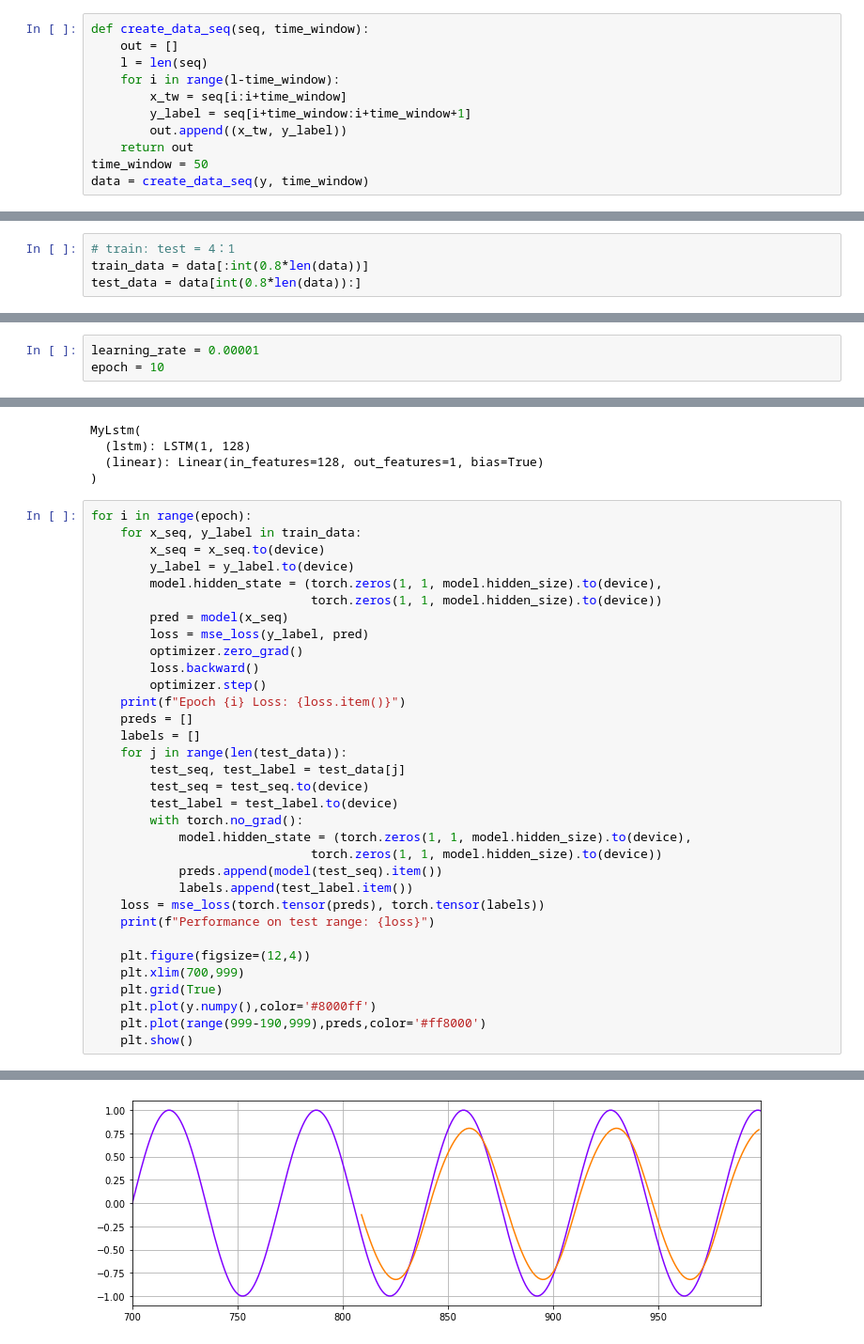
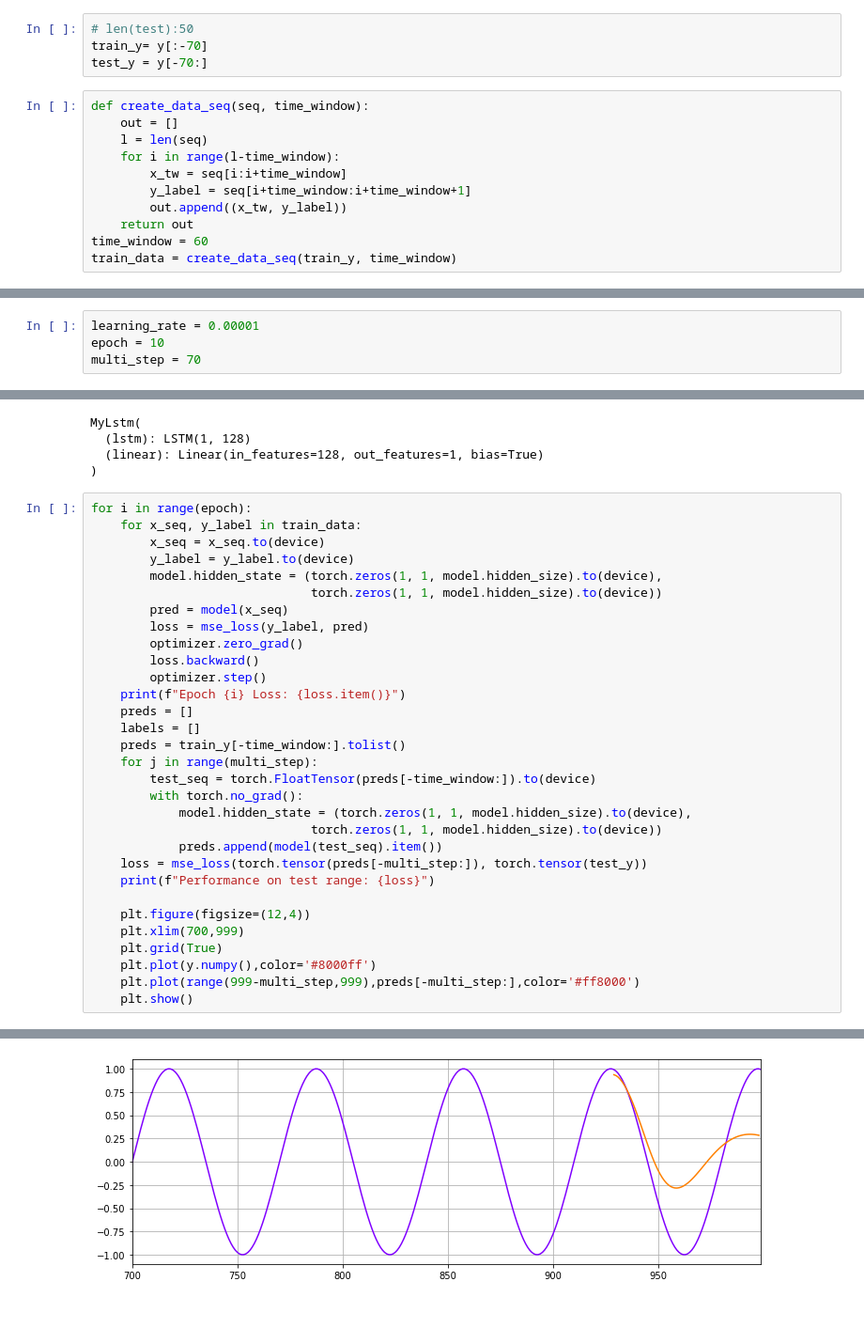
Before and after one commit to chehongshu/AIwoniuche_Learning, a Jupyter notebook: Pytorch_LSTM_examples/demo-timeseries.ipynb, the cells around one changed output, grey strips where cells are left out. Shown at 94% size. Drawn from its saved outputs; the diff is of its cells as text; blank space fills up the shorter version.

Commit message:
pytorch-lstm-timeseries-multistep

```diff
--- a/Pytorch_LSTM_examples/demo-timeseries.ipynb
+++ b/Pytorch_LSTM_examples/demo-timeseries.ipynb
@@ -23,6 +23,10 @@ plt.show()
 [figure]
 # %% [markdown]
 # 3. 分训练集和测试集，并且需要对数据进行time windows分割
+# %%
+# len(test):50
+train_y= y[:-70]
+test_y = y[-70:]
 # %%
 def create_data_seq(seq, time_window):
     out = []
@@ -32,6 +36,6 @@ def create_data_seq(seq, time_window):
         y_label = seq[i+time_window:i+time_window+1]
         out.append((x_tw, y_label))
     return out
-time_window = 50
-data = create_data_seq(y, time_window)
+time_window = 60
+train_data = create_data_seq(train_y, time_window)
 # %%
@@ -55,4 +60,0 @@ len(data)
-# %%
-# train: test = 4：1
-train_data = data[:int(0.8*len(data))]
-test_data = data[int(0.8*len(data)):]
@@ -86,6 +86,7 @@ class MyLstm(nn.Module):
 # %%
 learning_rate = 0.00001
 epoch = 10
+multi_step = 70
 # %%
 model = MyLstm()
 mse_loss = nn.MSELoss()
@@ -118,22 +119,20 @@ for i in range(epoch):
     print(f"Epoch {i} Loss: {loss.item()}")
     preds = []
     labels = []
-    for j in range(len(test_data)):
-        test_seq, test_label = test_data[j]
-        test_seq = test_seq.to(device)
-        test_label = test_label.to(device)
+    preds = train_y[-time_window:].tolist()
+    for j in range(multi_step):
+        test_seq = torch.FloatTensor(preds[-time_window:]).to(device)
         with torch.no_grad():
             model.hidden_state = (torch.zeros(1, 1, model.hidden_size).to(device),
                               torch.zeros(1, 1, model.hidden_size).to(device))
             preds.append(model(test_seq).item())
-            labels.append(test_label.item())
-    loss = mse_loss(torch.tensor(preds), torch.tensor(labels))
+    loss = mse_loss(torch.tensor(preds[-multi_step:]), torch.tensor(test_y))
     print(f"Performance on test range: {loss}")
 
     plt.figure(figsize=(12,4))
     plt.xlim(700,999)
     plt.grid(True)
     plt.plot(y.numpy(),color='#8000ff')
-    plt.plot(range(999-190,999),preds,color='#ff8000')
+    plt.plot(range(999-multi_step,999),preds[-multi_step:],color='#ff8000')
     plt.show()
 # %% [output]
@@ -154 +153 @@ Performance on test range: 0.052346087992191315
-[figure, old version]
+[figure, new version]
```
Also changed, not shown: parts of 5 cells of this notebook.
